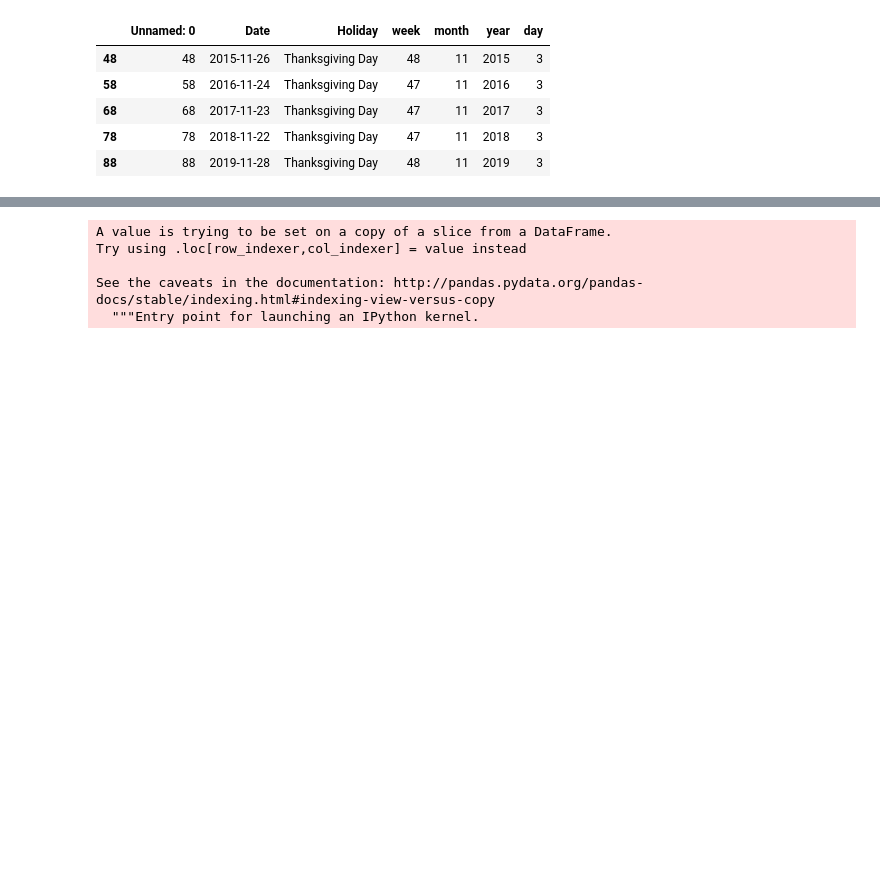
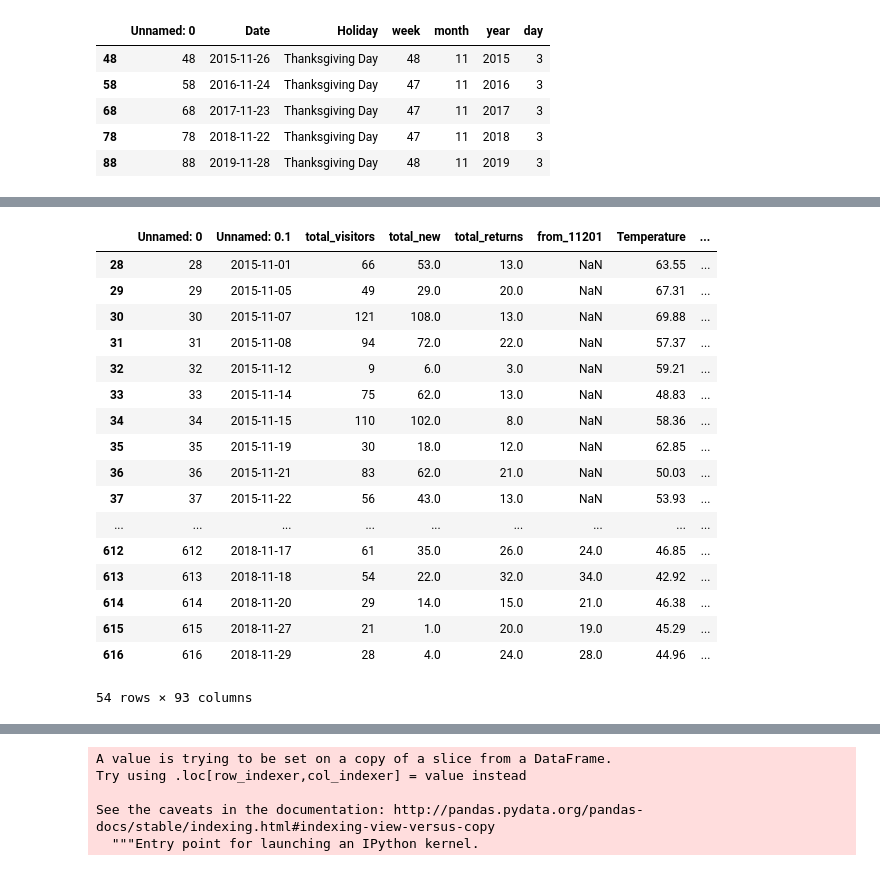
Before and after one commit to Shadhopson/Week1, a Jupyter notebook: Untitled Folder/holidays.ipynb, the cells around one changed output, grey strips where cells are left out. Saved outputs shown, nothing was run; the diff lists cells and outputs as text; code cells hidden in the pictures; blank space fills up the shorter version.

```diff
--- a/Untitled Folder/holidays.ipynb
+++ b/Untitled Folder/holidays.ipynb
@@ -59,3 +59,24 @@ thanks_lis
+# %%
+df[df.month == 11]
+# %% [output]
+|  | Unnamed: 0 | Unnamed: 0.1 | total_visitors | total_new | total_returns | from_11201 | Temperature | ... |
+| 28 | 28 | 2015-11-01 | 66 | 53.0 | 13.0 | NaN | 63.55 | ... |
+| 29 | 29 | 2015-11-05 | 49 | 29.0 | 20.0 | NaN | 67.31 | ... |
+| 30 | 30 | 2015-11-07 | 121 | 108.0 | 13.0 | NaN | 69.88 | ... |
+| 31 | 31 | 2015-11-08 | 94 | 72.0 | 22.0 | NaN | 57.37 | ... |
+| 32 | 32 | 2015-11-12 | 9 | 6.0 | 3.0 | NaN | 59.21 | ... |
+| 33 | 33 | 2015-11-14 | 75 | 62.0 | 13.0 | NaN | 48.83 | ... |
+| 34 | 34 | 2015-11-15 | 110 | 102.0 | 8.0 | NaN | 58.36 | ... |
+| 35 | 35 | 2015-11-19 | 30 | 18.0 | 12.0 | NaN | 62.85 | ... |
+| 36 | 36 | 2015-11-21 | 83 | 62.0 | 21.0 | NaN | 50.03 | ... |
+| 37 | 37 | 2015-11-22 | 56 | 43.0 | 13.0 | NaN | 53.93 | ... |
+| ... | ... | ... | ... | ... | ... | ... | ... | ... |
+| 612 | 612 | 2018-11-17 | 61 | 35.0 | 26.0 | 24.0 | 46.85 | ... |
+| 613 | 613 | 2018-11-18 | 54 | 22.0 | 32.0 | 34.0 | 42.92 | ... |
+| 614 | 614 | 2018-11-20 | 29 | 14.0 | 15.0 | 21.0 | 46.38 | ... |
+| 615 | 615 | 2018-11-27 | 21 | 1.0 | 20.0 | 19.0 | 45.29 | ... |
+| 616 | 616 | 2018-11-29 | 28 | 4.0 | 24.0 | 28.0 | 44.96 | ... |
+54 rows × 93 columns
 # %%
 df['Date'] =  pd.to_datetime(df['Unnamed: 0.1'])
 # %%
```
Also changed, not shown: parts of 13 cells of this notebook.
